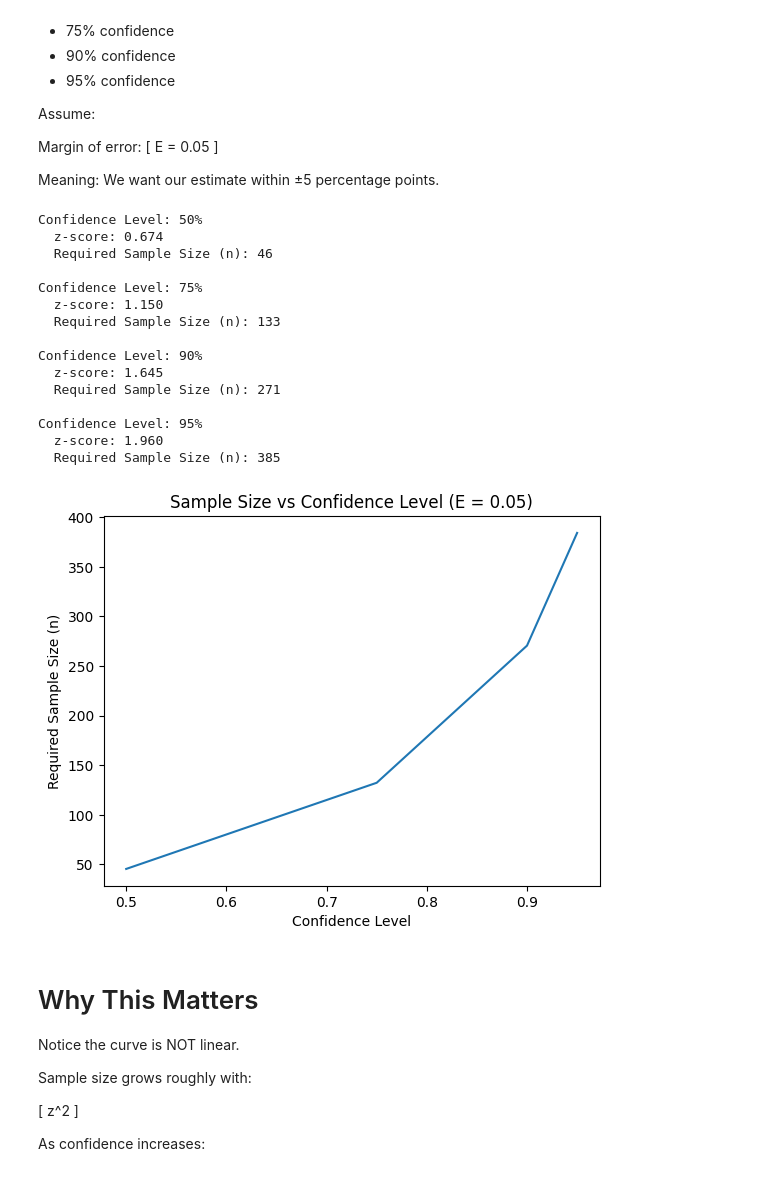
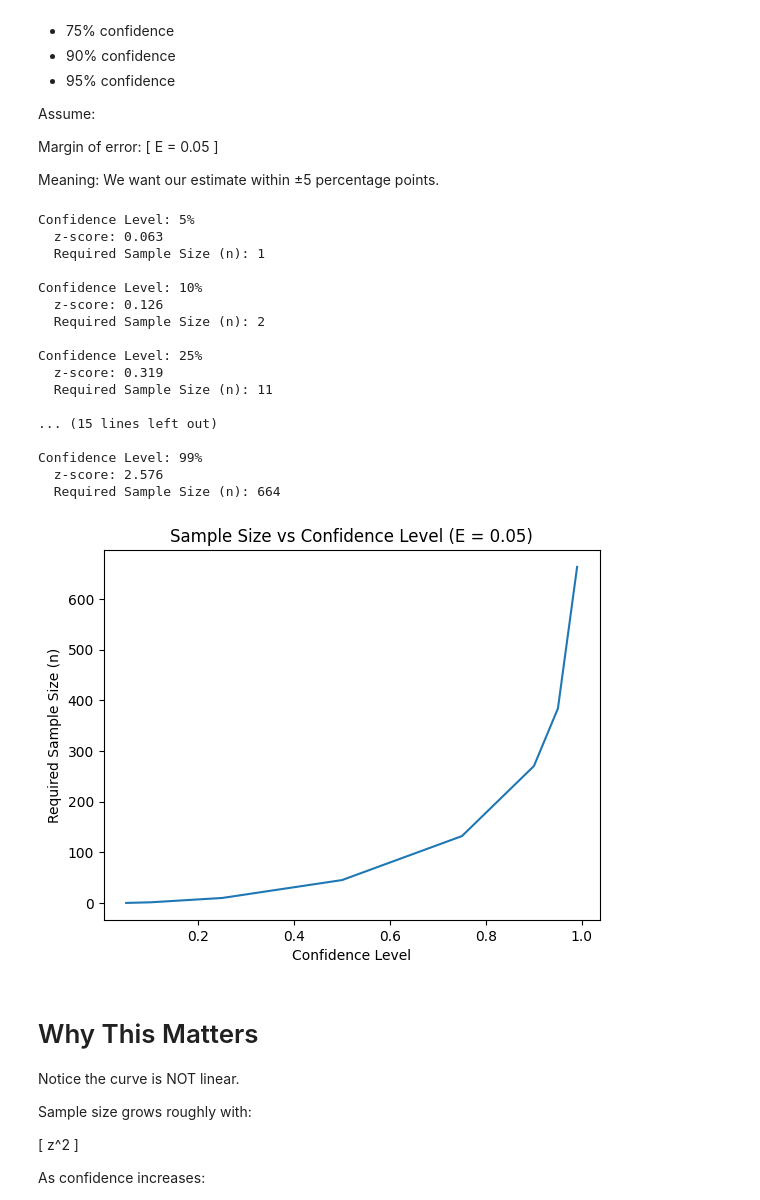
Before and after one commit to swosu/SwosuCsPythonExamples, a Jupyter notebook: Discrete_Structures/Ch07/monty_hall.ipynb, the cells around one changed output. Cells and saved outputs as stored; diff of their text form; code cells hidden in the pictures.

```diff
--- a/Discrete_Structures/Ch07/monty_hall.ipynb
+++ b/Discrete_Structures/Ch07/monty_hall.ipynb
@@ -619,47 +619,49 @@ We want our estimate within ±5 percentage points.
 # %%
 import numpy as np
 import matplotlib.pyplot as plt
 from scipy.stats import norm
 
 # Parameters
 p = 0.5
 E = 0.05
 
-confidence_levels = np.array([0.50, 0.75, 0.90, 0.95])
+confidence_levels = np.array([0.05, 0.10, 0.25, 0.50, 0.75, 0.90, 0.95, 0.99])
 z_scores = norm.ppf(1 - (1 - confidence_levels) / 2)
 
 required_n = (z_scores**2 * p * (1 - p)) / (E**2)
 
 for cl, z, n in zip(confidence_levels, z_scores, required_n):
     print(f"Confidence Level: {cl:.0%}")
     print(f"  z-score: {z:.3f}")
     print(f"  Required Sample Size (n): {int(np.ceil(n))}")
     print()
 
 # Plot
 plt.figure()
 plt.plot(confidence_levels, required_n)
 plt.xlabel("Confidence Level")
 plt.ylabel("Required Sample Size (n)")
 plt.title("Sample Size vs Confidence Level (E = 0.05)")
 plt.show()
 # %% [output]
-Confidence Level: 50%
-  z-score: 0.674
-  Required Sample Size (n): 46
+Confidence Level: 5%
+  z-score: 0.063
+  Required Sample Size (n): 1
 
-Confidence Level: 75%
-  z-score: 1.150
-  Required Sample Size (n): 133
+Confidence Level: 10%
+  z-score: 0.126
+  Required Sample Size (n): 2
 
-Confidence Level: 90%
-  z-score: 1.645
-  Required Sample Size (n): 271
+Confidence Level: 25%
+  z-score: 0.319
+  Required Sample Size (n): 11
 
-Confidence Level: 95%
-  z-score: 1.960
-  Required Sample Size (n): 385
+... (15 lines left out)
+
+Confidence Level: 99%
+  z-score: 2.576
+  Required Sample Size (n): 664
-[figure, old version]
+[figure, new version]
 # %% [markdown]
 # Why This Matters
 
```
Also changed, not shown: parts of 11 cells of this notebook.
